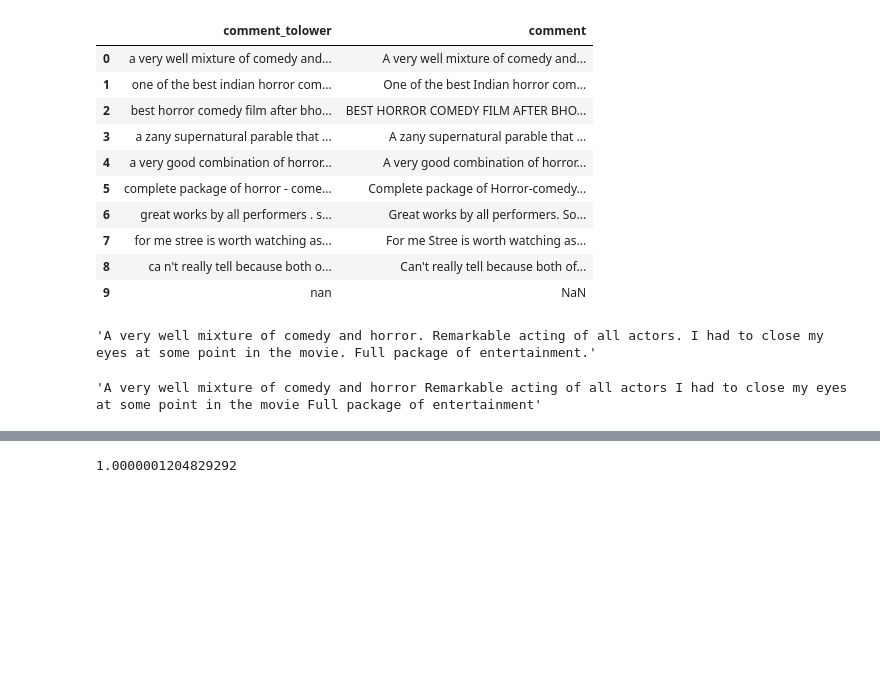
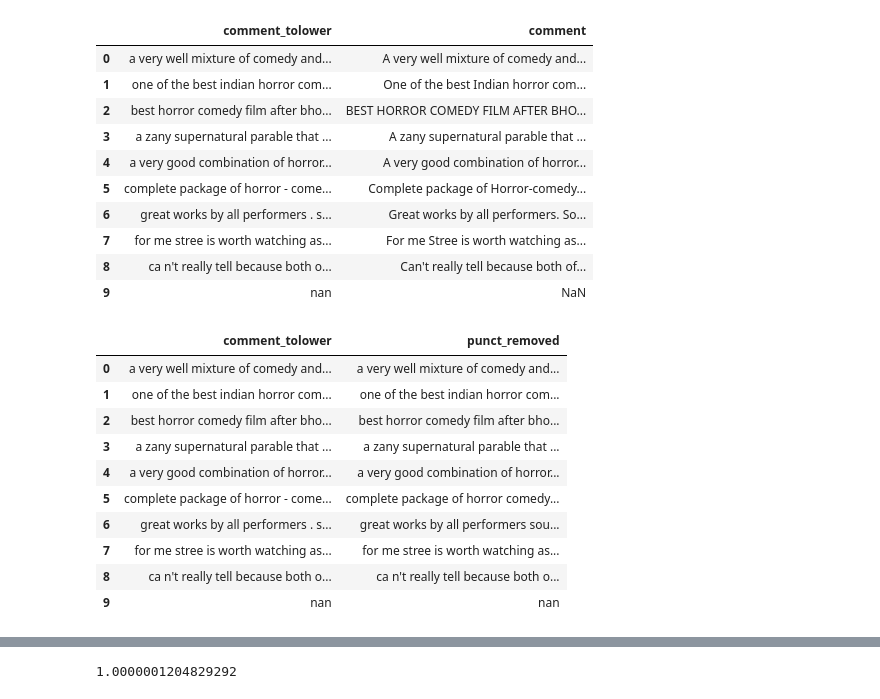
Before and after one commit to PrateekSonkar/NLP_with_spacy, a Jupyter notebook: WordCloud.ipynb, the cells around one changed output, grey strips where cells are left out. Saved outputs shown, nothing was run; the diff lists cells and outputs as text; code cells hidden in the pictures; blank space fills up the shorter version.

```diff
--- a/WordCloud.ipynb
+++ b/WordCloud.ipynb
@@ -210,15 +210,18 @@ df[['comment_tolower', 'comment']].head(10)
 # %%
 def removePunctuations(sentences):
     tokens = nlp(str(sentences))
     return " ".join([token.text for token in tokens if token.is_punct == False])
-    #for token in tokens:
-     #   if token.is_punct == False:
-     #       print(token)
+df['punct_removed'] = df['comment_tolower'].apply(lambda x: removePunctuations(x))
+df[['comment_tolower', 'punct_removed']].head(10)
+# %% [output]
+|  | comment_tolower | punct_removed |
+| 0 | a very well mixture of comedy and... | a very well mixture of comedy and... |
+| 1 | one of the best indian horror com... | one of the best indian horror com... |
+| 2 | best horror comedy film after bho... | best horror comedy film after bho... |
+| 3 | a zany supernatural parable that ... | a zany supernatural parable that ... |
+| 4 | a very good combination of horror... | a very good combination of horror... |
+| 5 | complete package of horror - come... | complete package of horror comedy... |
+| 6 | great works by all performers . s... | great works by all performers sou... |
+| 7 | for me stree is worth watching as... | for me stree is worth watching as... |
+| 8 | ca n't really tell because both o... | ca n't really tell because both o... |
+| 9 | nan | nan |
-# %%
-df['comment'][0]
-# %% [output]
-'A very well mixture of comedy and horror. Remarkable acting of all actors. I had to close my eyes at some point in the movie. Full package of entertainment.'
-# %%
-removePunctuations(df['comment'][0])
-# %% [output]
-'A very well mixture of comedy and horror Remarkable acting of all actors I had to close my eyes at some point in the movie Full package of entertainment'
```
Also changed, not shown: parts of 1 cell of this notebook.
